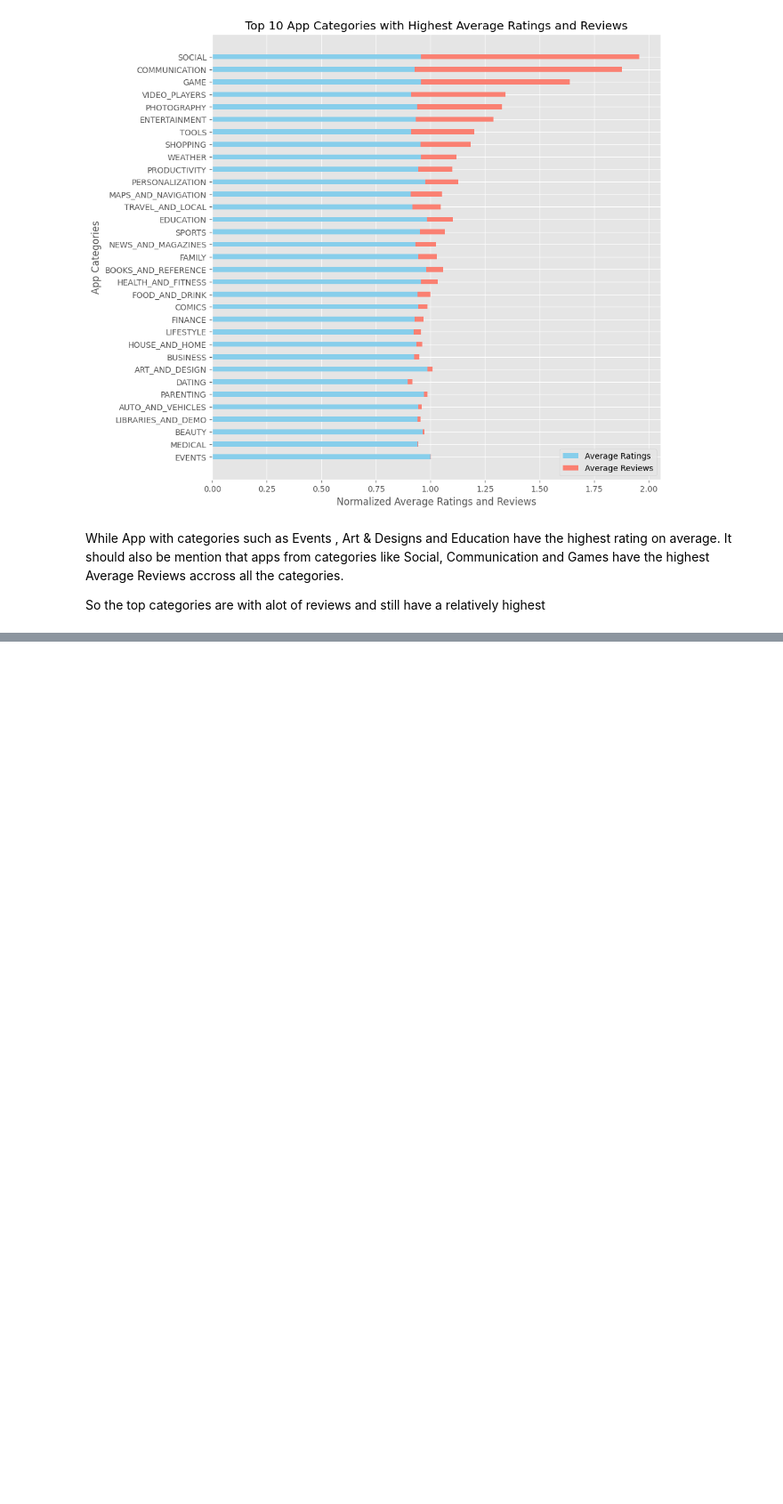
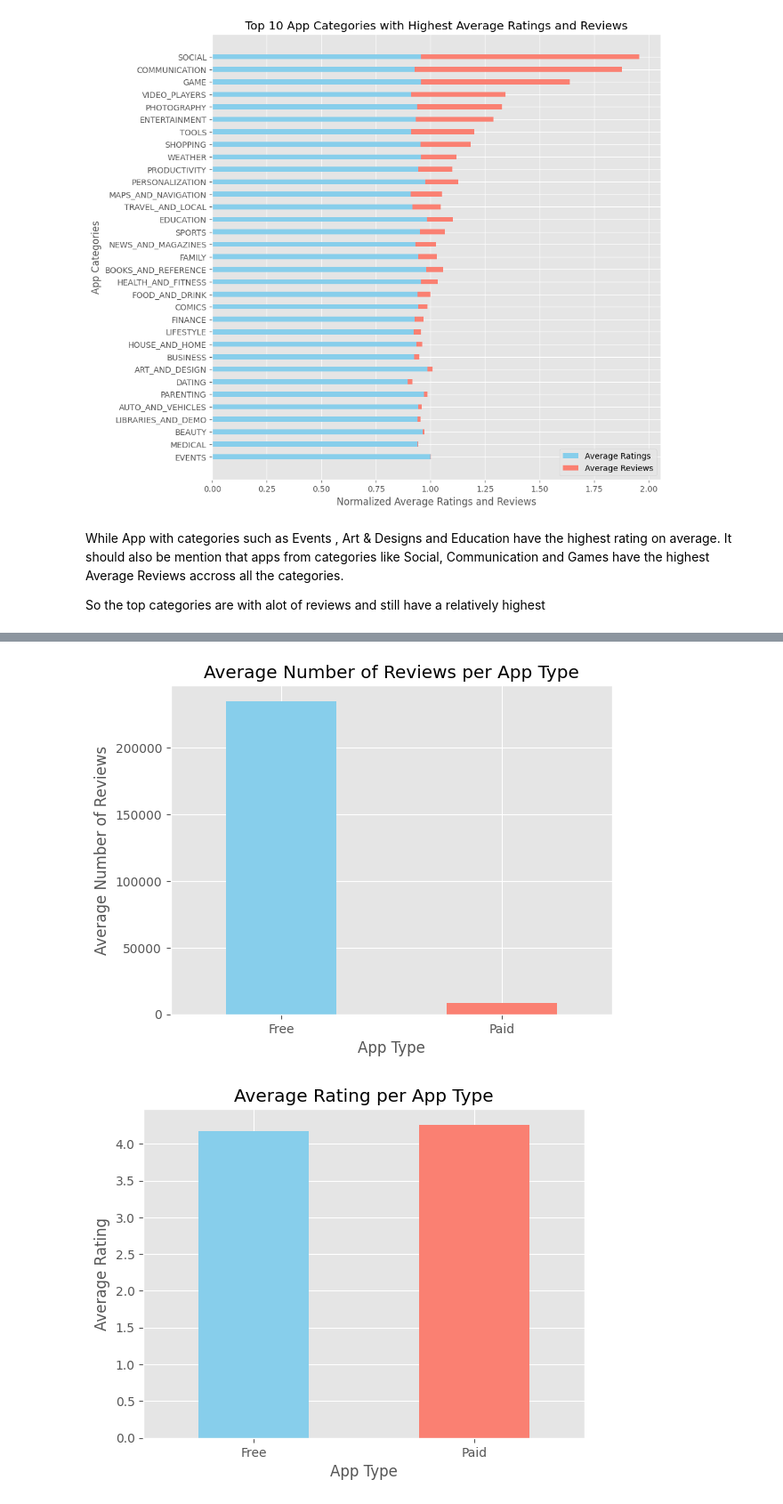
Before and after one commit to azfarali16/GooglePlayStore-EDA, a Jupyter notebook: google-play-store-apps.ipynb, the cells around one changed output, grey strips where cells are left out. Shown: that part at 89% size. Drawn from its saved outputs; the diff is of its cells as text; code cells hidden in the pictures; blank space fills up the shorter version.

```diff
--- a/google-play-store-apps.ipynb
+++ b/google-play-store-apps.ipynb
@@ -442,0 +407,29 @@ Q) Pick 3 most cateories. according to trend and see what kind of apps do they m
+# %%
+result = playstore.groupby('Type')['Reviews'].mean()
+result.plot.bar(color=['skyblue', 'salmon'])
+plt.title('Average Number of Reviews per App Type')
+plt.xlabel('App Type')
+plt.ylabel('Average Number of Reviews')
+plt.xticks(rotation=0)  # Rotate x-axis labels for better readability
+plt.show()
+
+# Calculate and plot average rating per app type
+result = playstore.groupby('Type')['Rating'].mean()
+result.plot.bar(color=['skyblue', 'salmon'])
+plt.title('Average Rating per App Type')
+plt.xlabel('App Type')
+plt.ylabel('Average Rating')
+plt.xticks(rotation=0)  # Rotate x-axis labels for better readability
+plt.show()
+
+# Calculate and plot average number of installs per app type
+result = playstore.groupby('Type')['Installs'].mean()
+result.plot.bar(color=['skyblue', 'salmon'])
+plt.title('Average Number of Installs per App Type')
+plt.xlabel('App Type')
+plt.ylabel('Average Number of Installs')
+plt.xticks(rotation=0)  # Rotate x-axis labels for better readability
+plt.show()
+# %% [output]
+[figure, added]
+[figure, added]
```
Also changed, not shown: parts of 26 cells of this notebook.
